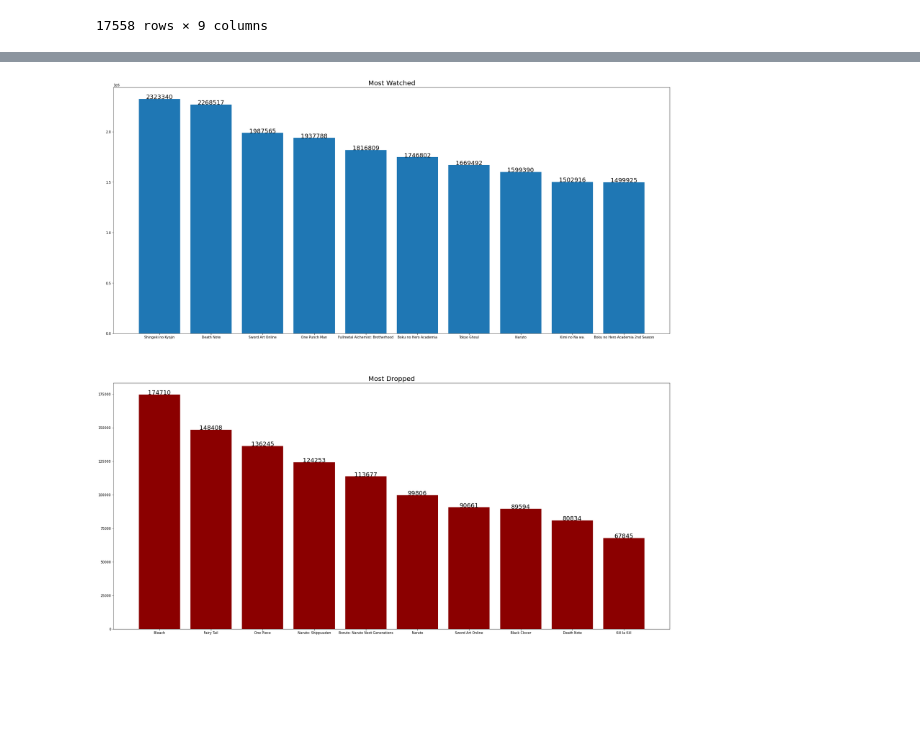
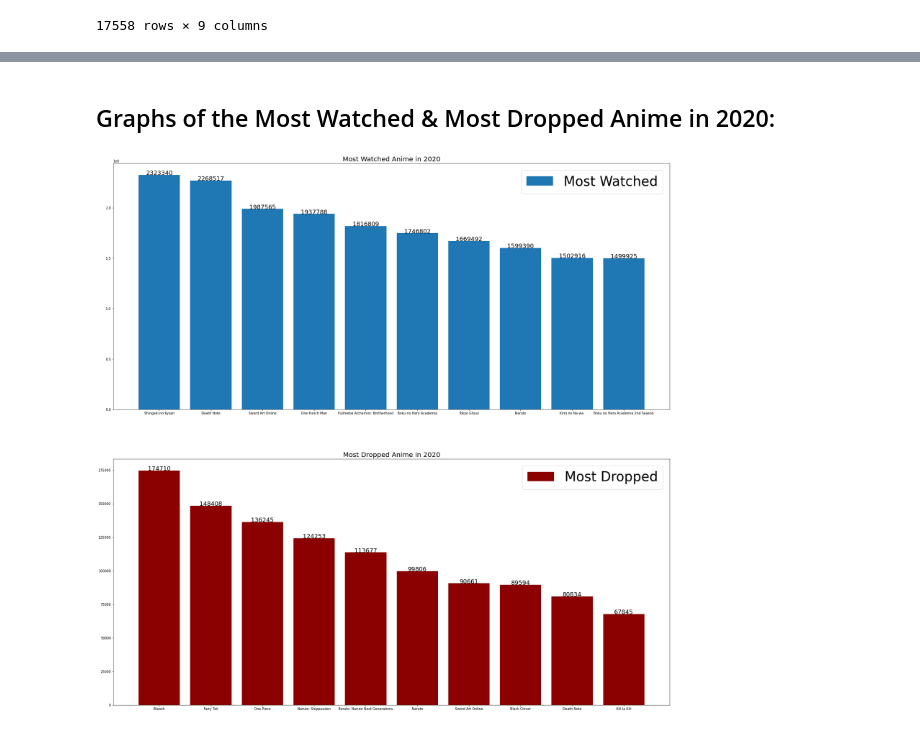
Before and after one commit to Mcaplovitz/cs103a-cpa01, a Jupyter notebook: Anime.ipynb, the cells around one changed output, grey strips where cells are left out. Cells and saved outputs as stored; diff of their text form; code cells hidden in the pictures; blank space fills up the shorter version.

```diff
--- a/Anime.ipynb
+++ b/Anime.ipynb
@@ -58,0 +19,4 @@ df.loc[df['Name'].str.contains("Brotherhood")]
+# %%
+df.index = np.where(df.index == 'Unknown', df['Name'], df.index)
+df["Genres"] = [x.strip('()').split(', ') for x in df['Genres']]
+df["Genres"] = [x[0] for x in df["Genres"]]
@@ -150,21 +105,26 @@ pd.pivot_table(data = df, index = ["Name"])
+# %% [markdown]
+<h2>Graphs of the Most Watched & Most Dropped Anime in 2020:</h2>
 # %%
+df["Watched"] = df['Completed'] + df['Watching']
 wdf = df
-wdf["Watched"] = wdf['Completed'] + wdf['Watching']
+# wdf["Watched"] = wdf['Completed'] + wdf['Watching']
 wdf = wdf.sort_values('Watched', ascending = False)
 wdf = wdf[["Watched", "Name"]].head(10)
 
 ddf = df
 ddf = ddf.sort_values('Dropped', ascending = False)
 ddf = ddf[["Dropped", "Name"]].head(10)
 
 f, (w, d) = plt.subplots(2, 1, figsize = (30,30))
-w.bar(wdf["Name"], wdf["Watched"])
-w.set_title('Most Watched', size = 20)
-d.bar(ddf["Name"], ddf["Dropped"], color = 'darkred')
-d.set_title('Most Dropped', size = 20)
+w.bar(wdf["Name"], wdf["Watched"], label = "Most Watched")
+w.set_title('Most Watched Anime in 2020', size = 20)
+w.legend(fontsize=40)
+d.bar(ddf["Name"], ddf["Dropped"], color = 'darkred', label = "Most Dropped")
+d.legend(fontsize=40)
+d.set_title('Most Dropped Anime in 2020', size = 20)
 
 for i in range(len(wdf["Name"])):
         w.text(i, wdf["Watched"][i], wdf["Watched"][i], ha = 'center', size = 18)
         d.text(i, ddf["Dropped"][i], ddf["Dropped"][i], ha = 'center', size = 18)
 # %% [output]
-[figure, old version]
+[figure, new version]
```
Also changed, not shown: parts of 17 cells of this notebook.
